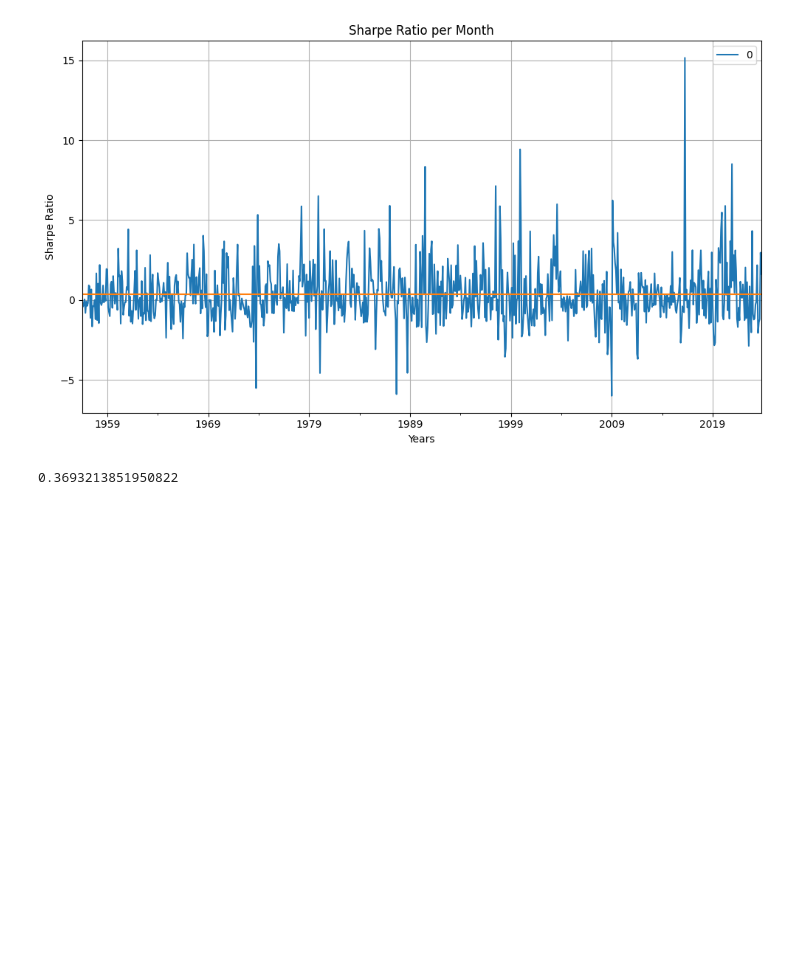
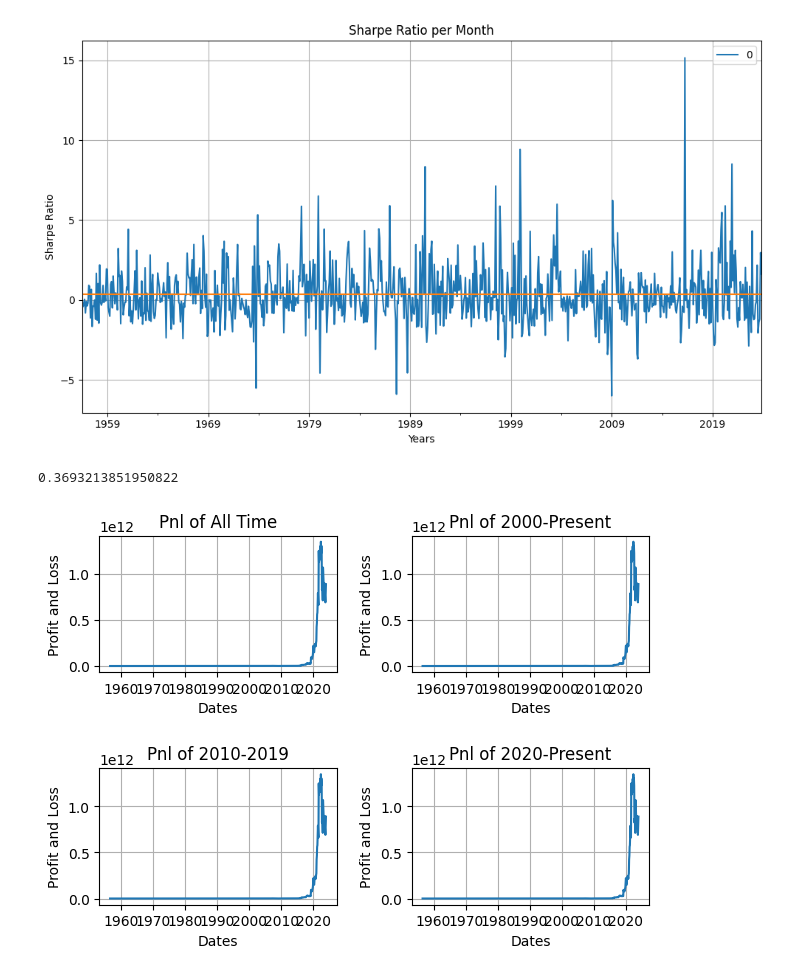
Before and after one commit to mraystaf/CougsOfWallStreet, a Jupyter notebook: main.ipynb, the cells around one changed output. Cells and saved outputs as stored; diff of their text form; code cells hidden in the pictures; blank space fills up the shorter version.

```diff
--- a/main.ipynb
+++ b/main.ipynb
@@ -106,26 +106,28 @@ np.mean(sharpes)
 # %%
 #This plots the Pnl over 4 time periods (all time, 2000-present, 2010-2019, 2020-present)
 fig, axs = plt.subplots(2, 2)
 # y0, y1 = 1e-12,5e-1
 
 axs[0,0].set_title('Pnl of All Time')
-axs[0,0].semilogy(dates_with_data, pnl_curves)
+axs[0,0].plot(dates_with_data, pnl_curves)
 axs[0,0].grid()
 
 axs[0,1].set_title('Pnl of 2000-Present')
-axs[0,1].semilogy(dates_with_data, pnl_curves)
+axs[0,1].plot(dates_with_data, pnl_curves)
 axs[0,1].grid()
 
 axs[1,0].set_title('Pnl of 2010-2019')
-axs[1,0].semilogy(dates_with_data, pnl_curves)
+axs[1,0].plot(dates_with_data, pnl_curves)
 axs[1,0].grid()
 
 axs[1,1].set_title('Pnl of 2020-Present')
-axs[1,1].semilogy(dates_with_data, pnl_curves)
+axs[1,1].plot(dates_with_data, pnl_curves)
 axs[1,1].grid()
 
 
 for ax in axs.flat:
     ax.set(xlabel='Dates', ylabel='Profit and Loss')
 fig.tight_layout()
 plt.show()
+# %% [output]
+[figure, added]
```
Also changed, not shown: parts of 2 cells of this notebook, 1 other file.
